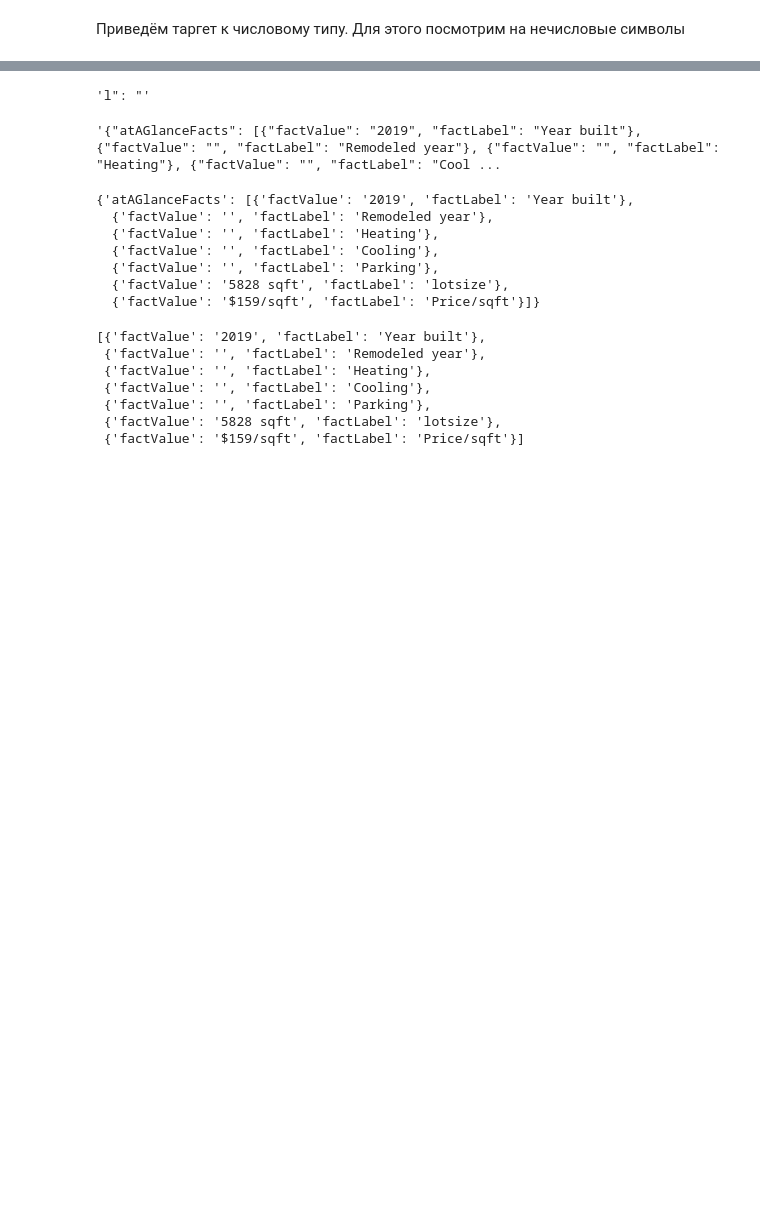
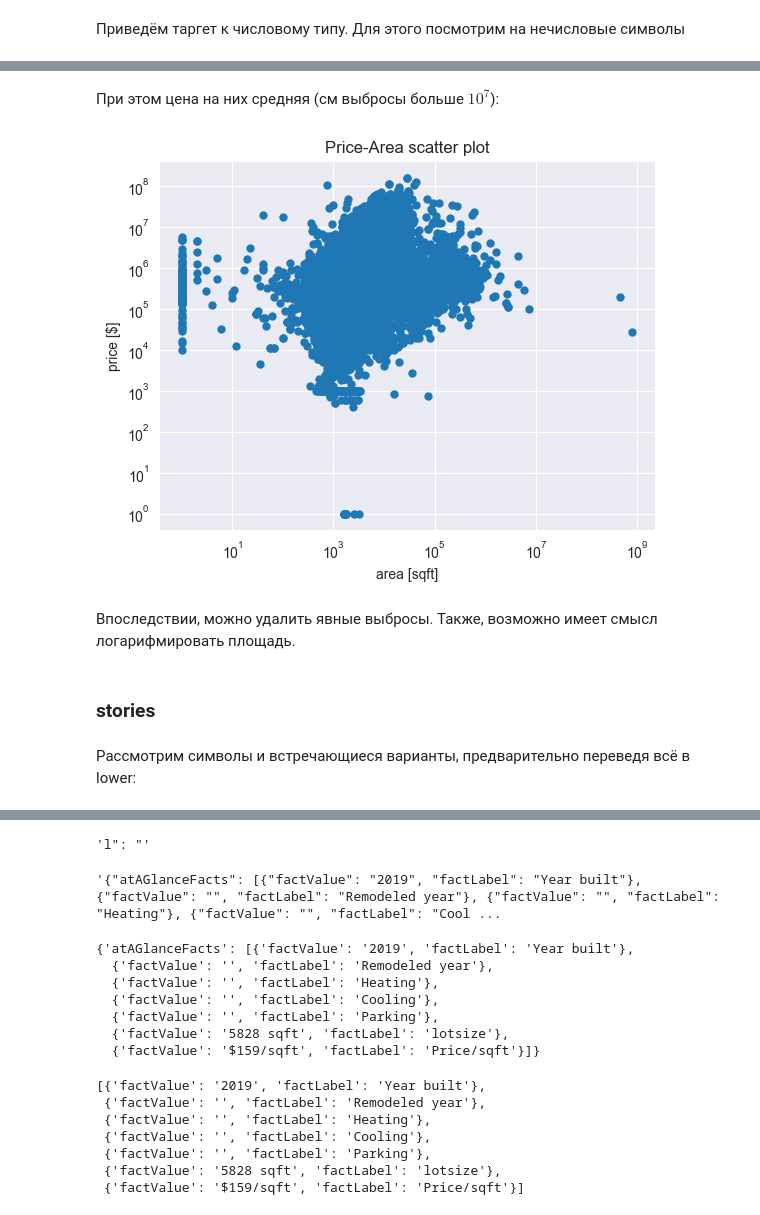
Before and after one commit to mvulf/housing_cost, a Jupyter notebook: notebooks/1.0-mv-data-understanding.ipynb, the cells around one changed output, grey strips where cells are left out. Drawn from its saved outputs; the diff is of its cells as text; code cells hidden in the pictures; blank space fills up the shorter version.

Commit message:
[ADD] stories analysis

```diff
--- a/notebooks/1.0-mv-data-understanding.ipynb
+++ b/notebooks/1.0-mv-data-understanding.ipynb
@@ -304,0 +514,23 @@ IndexError: string index out of range
+# %% [markdown]
+При этом цена на них средняя (см выбросы больше $10^7$):
+# %%
+visualize.plot_scatter(
+    data=df,
+    x='sqft',
+    y='target',
+    logx=True,
+    logy=True,
+    x_label='area [sqft]',
+    y_label='price [$]',
+    title='Price-Area scatter plot',
+    linewidth=0,
+);
+# %% [output]
+[figure, added]
+# %% [markdown]
+Впоследствии, можно удалить явные выбросы.
+Также, возможно имеет смысл логарифмировать площадь.
+# %% [markdown]
+### stories
+# %% [markdown]
+Рассмотрим символы и встречающиеся варианты, предварительно переведя всё в lower:
```
Also changed, not shown: parts of 36 cells of this notebook, 4 other files.
